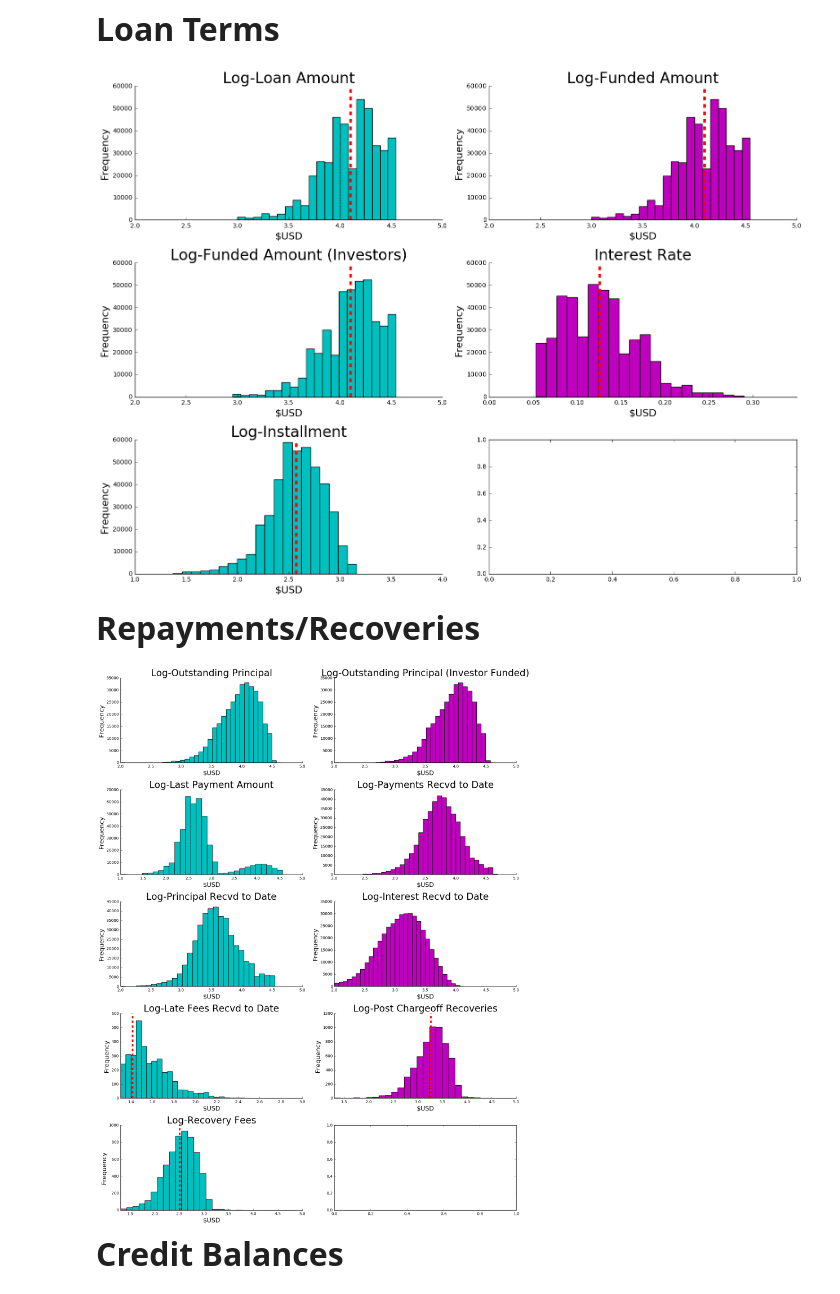
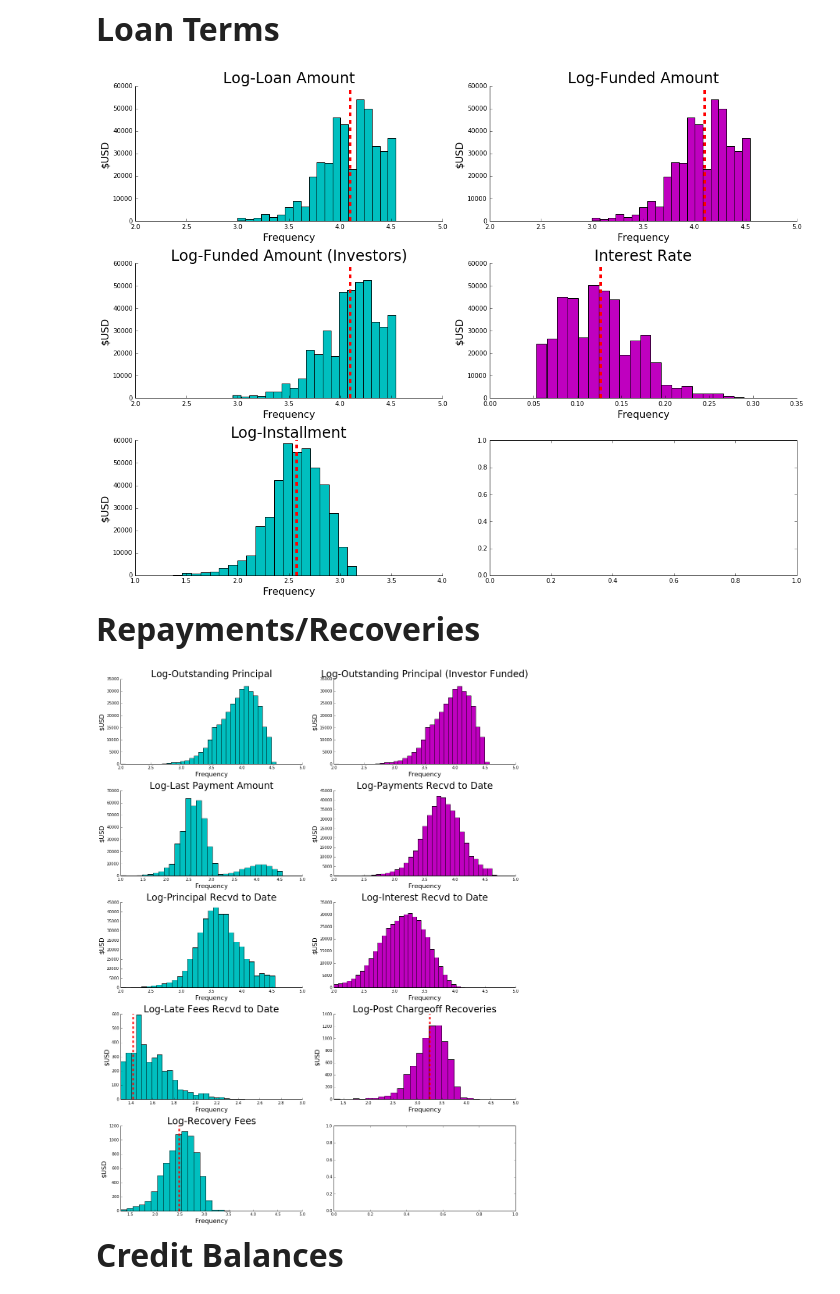
Before and after one commit to ankitagarwal/cs109a, a Jupyter notebook: base_notebook.ipynb, the cells around one changed output. Saved outputs shown, nothing was run; the diff lists cells and outputs as text; code cells hidden in the pictures.

Commit message:
Chart Labels Fix

```diff
--- a/base_notebook.ipynb
+++ b/base_notebook.ipynb
@@ -257,32 +257,32 @@ plt.show()
 **<font size=6>Loan Terms</font>**
 # %%
 fig, ax = plt.subplots(3, 2, figsize=(16, 12))
-plt_hist(data.loan_amnt, 100, 100000, True, 20, "Log-Loan Amount", ax[0][0], "Frequency", "$USD", 0)
-plt_hist(data.funded_amnt, 100, 100000, True, 20, "Log-Funded Amount", ax[0][1], "Frequency", "$USD", 2)
-plt_hist(data.funded_amnt_inv, 100, 100000, True, 20, "Log-Funded Amount (Investors)", ax[1][0], "Frequency", "$USD", 0)
-plt_hist(data.int_rate, 0, 0.35, False, 20, "Interest Rate", ax[1][1], "Frequency", "$USD", 2)
-plt_hist(data.installment, 10, 10000, True, 20, "Log-Installment", ax[2][0], "Frequency", "$USD", 0)
+plt_hist(data.loan_amnt, 100, 100000, True, 20, "Log-Loan Amount", ax[0][0], "$USD", "Frequency", 0)
+plt_hist(data.funded_amnt, 100, 100000, True, 20, "Log-Funded Amount", ax[0][1], "$USD", "Frequency", 2)
+plt_hist(data.funded_amnt_inv, 100, 100000, True, 20, "Log-Funded Amount (Investors)", ax[1][0], "$USD", "Frequency", 0)
+plt_hist(data.int_rate, 0, 0.35, False, 20, "Interest Rate", ax[1][1], "$USD", "Frequency", 2)
+plt_hist(data.installment, 10, 10000, True, 20, "Log-Installment", ax[2][0], "$USD", "Frequency", 0)
 plt.tight_layout()
 plt.show()
 # %% [output]
-[figure, old version]
+[figure, new version]
 # %% [markdown]
 **<font size=6>Repayments/Recoveries</font>**
 # %%
 fig, ax = plt.subplots(5, 2, figsize=(16, 20))
-plt_hist(data.out_prncp, 100, 100000, True, 35, "Log-Outstanding Principal", ax[0][0], "Frequency", "$USD", 0)
-plt_hist(data.out_prncp_inv, 100, 100000, True, 35, "Log-Outstanding Principal (Investor Funded)", ax[0][1], "Frequency", "$USD", 2)
-plt_hist(data.last_pymnt_amnt, 10, 100000, True, 30, "Log-Last Payment Amount", ax[1][0], "Frequency", "$USD", 0)
-plt_hist(data.total_pymnt, 100, 100000, True, 35, "Log-Payments Recvd to Date", ax[1][1], "Frequency", "$USD", 2)
-plt_hist(data.total_rec_prncp, 100, 100000, True, 30, "Log-Principal Recvd to Date", ax[2][0], "Frequency", "$USD", 0)
-plt_hist(data.total_rec_int, 100, 100000, True, 30, "Log-Interest Recvd to Date", ax[2][1], "Frequency", "$USD", 2)
-plt_hist(data.total_rec_late_fee[data.total_rec_late_fee>0], 20, 1000, True, 25, "Log-Late Fees Recvd to Date", ax[3][0], "Frequency", "$USD", 0)
-plt_hist(data.recoveries[data.recoveries>0], 20, 100000, True, 25, "Log-Post Chargeoff Recoveries", ax[3][1], "Frequency", "$USD", 2)
-plt_hist(data.collection_recovery_fee[data.collection_recovery_fee>0], 20, 100000, True, 20, "Log-Recovery Fees", ax[4][0], "Frequency", "$USD", 0)
+plt_hist(data.out_prncp, 100, 100000, True, 35, "Log-Outstanding Principal", ax[0][0], "$USD", "Frequency", 0)
+plt_hist(data.out_prncp_inv, 100, 100000, True, 35, "Log-Outstanding Principal (Investor Funded)", ax[0][1], "$USD", "Frequency", 2)
+plt_hist(data.last_pymnt_amnt, 10, 100000, True, 30, "Log-Last Payment Amount", ax[1][0], "$USD", "Frequency", 0)
+plt_hist(data.total_pymnt, 100, 100000, True, 35, "Log-Payments Recvd to Date", ax[1][1],  "$USD", "Frequency", 2)
+plt_hist(data.total_rec_prncp, 100, 100000, True, 30, "Log-Principal Recvd to Date", ax[2][0],  "$USD", "Frequency", 0)
+plt_hist(data.total_rec_int, 100, 100000, True, 30, "Log-Interest Recvd to Date", ax[2][1],  "$USD", "Frequency", 2)
+plt_hist(data.total_rec_late_fee[data.total_rec_late_fee>0], 20, 1000, True, 25, "Log-Late Fees Recvd to Date", ax[3][0], "$USD", "Frequency", 0)
+plt_hist(data.recoveries[data.recoveries>0], 20, 100000, True, 25, "Log-Post Chargeoff Recoveries", ax[3][1], "$USD", "Frequency", 2)
+plt_hist(data.collection_recovery_fee[data.collection_recovery_fee>0], 20, 100000, True, 20, "Log-Recovery Fees", ax[4][0], "$USD", "Frequency", 0)
 plt.tight_layout()
 plt.show()
 # %% [output]
-[figure, old version]
+[figure, new version]
 # %% [markdown]
 **<font size=6>Credit Balances</font>**
 # %%
```
Also changed, not shown: parts of 8 cells of this notebook.
